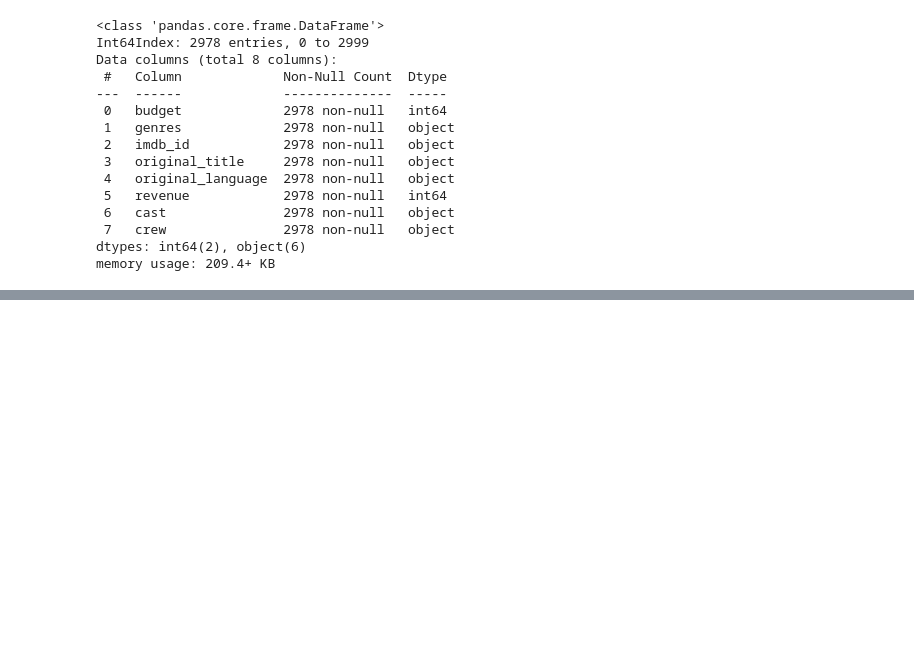
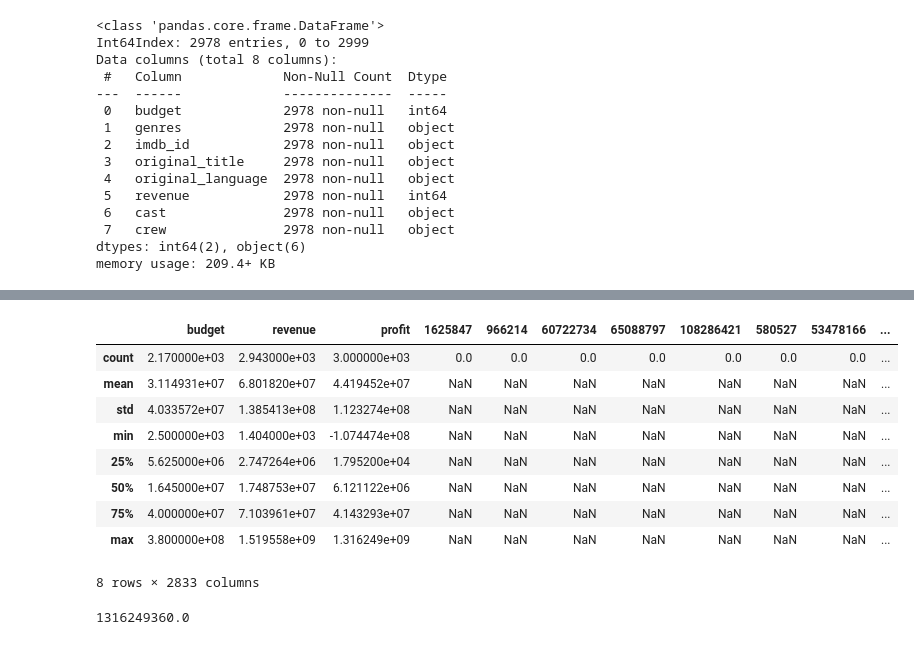
Before and after one commit to micahjoseph/EDA-ON-IMDB-DATASET-, a Jupyter notebook: Copy_of_M1W3_Guided_Project_EDA_on_IMDB_Dataset.ipynb, the cells around one changed output, grey strips where cells are left out. Drawn from its saved outputs; the diff is of its cells as text; code cells hidden in the pictures; blank space fills up the shorter version.

```diff
--- a/Copy_of_M1W3_Guided_Project_EDA_on_IMDB_Dataset.ipynb
+++ b/Copy_of_M1W3_Guided_Project_EDA_on_IMDB_Dataset.ipynb
@@ -158,0 +210,15 @@ ValueError: ignored
+# %%
+df_new.loc[df_new['revenue']<1000,'revenue']=df_new.loc[df_new['revenue']>1000,'revenue']
+# %%
+df_new.describe()
+# %% [output]
+|  | budget | revenue | profit | 1625847 | 966214 | 60722734 | 65088797 | 108286421 | 580527 | 53478166 | ... |
+| count | 2.170000e+03 | 2.943000e+03 | 3.000000e+03 | 0.0 | 0.0 | 0.0 | 0.0 | 0.0 | 0.0 | 0.0 | ... |
+| mean | 3.114931e+07 | 6.801820e+07 | 4.419452e+07 | NaN | NaN | NaN | NaN | NaN | NaN | NaN | ... |
+| std | 4.033572e+07 | 1.385413e+08 | 1.123274e+08 | NaN | NaN | NaN | NaN | NaN | NaN | NaN | ... |
+| min | 2.500000e+03 | 1.404000e+03 | -1.074474e+08 | NaN | NaN | NaN | NaN | NaN | NaN | NaN | ... |
+| 25% | 5.625000e+06 | 2.747264e+06 | 1.795200e+04 | NaN | NaN | NaN | NaN | NaN | NaN | NaN | ... |
+| 50% | 1.645000e+07 | 1.748753e+07 | 6.121122e+06 | NaN | NaN | NaN | NaN | NaN | NaN | NaN | ... |
+| 75% | 4.000000e+07 | 7.103961e+07 | 4.143293e+07 | NaN | NaN | NaN | NaN | NaN | NaN | NaN | ... |
+| max | 3.800000e+08 | 1.519558e+09 | 1.316249e+09 | NaN | NaN | NaN | NaN | NaN | NaN | NaN | ... |
+8 rows × 2833 columns
@@ -158,0 +227,5 @@ ValueError: ignored
+# %%
+max_profit=df_new['profit'].max()
+max_profit
+# %% [output]
+1316249360.0
```
Also changed, not shown: parts of 15 cells of this notebook.
